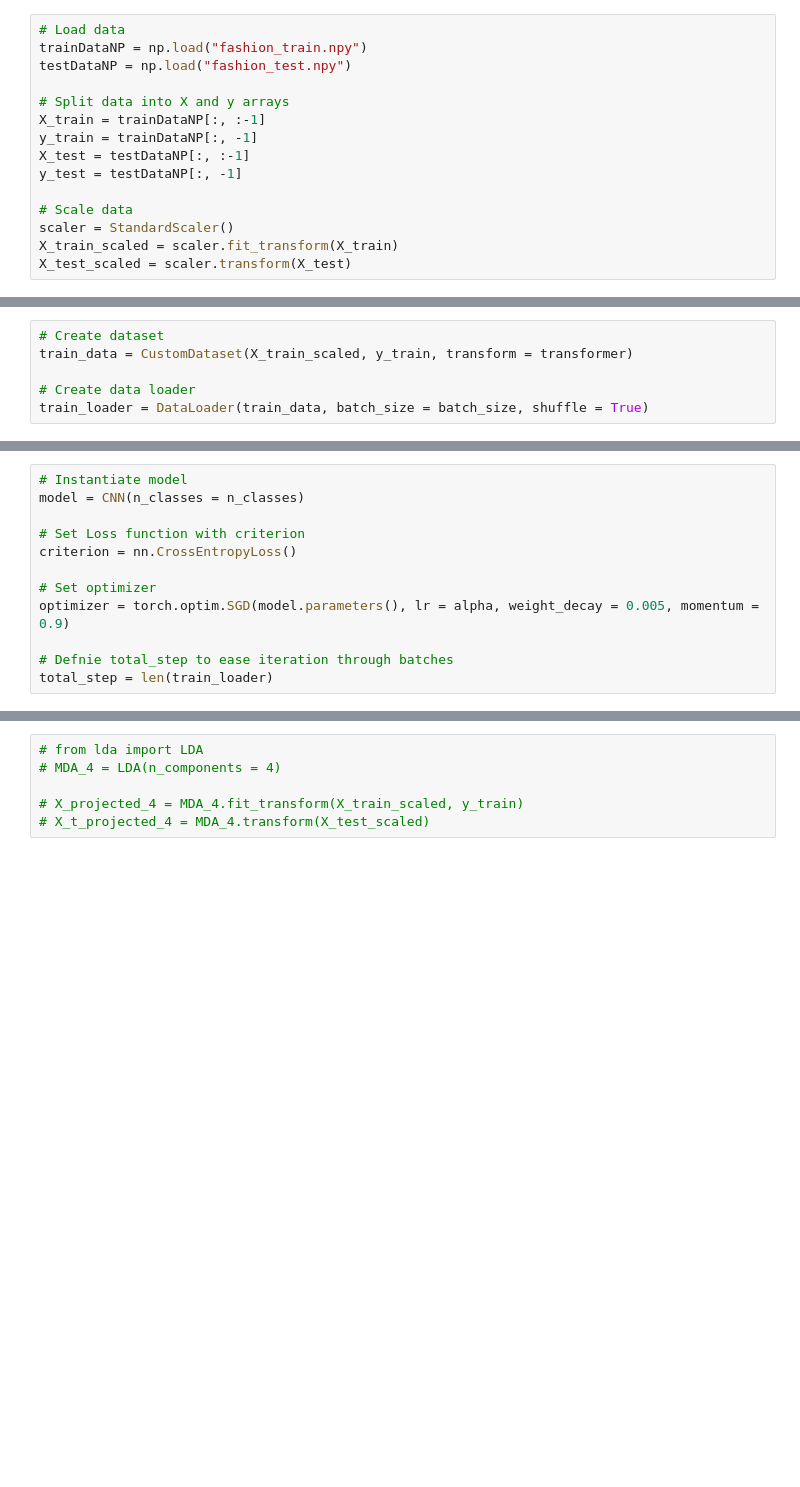
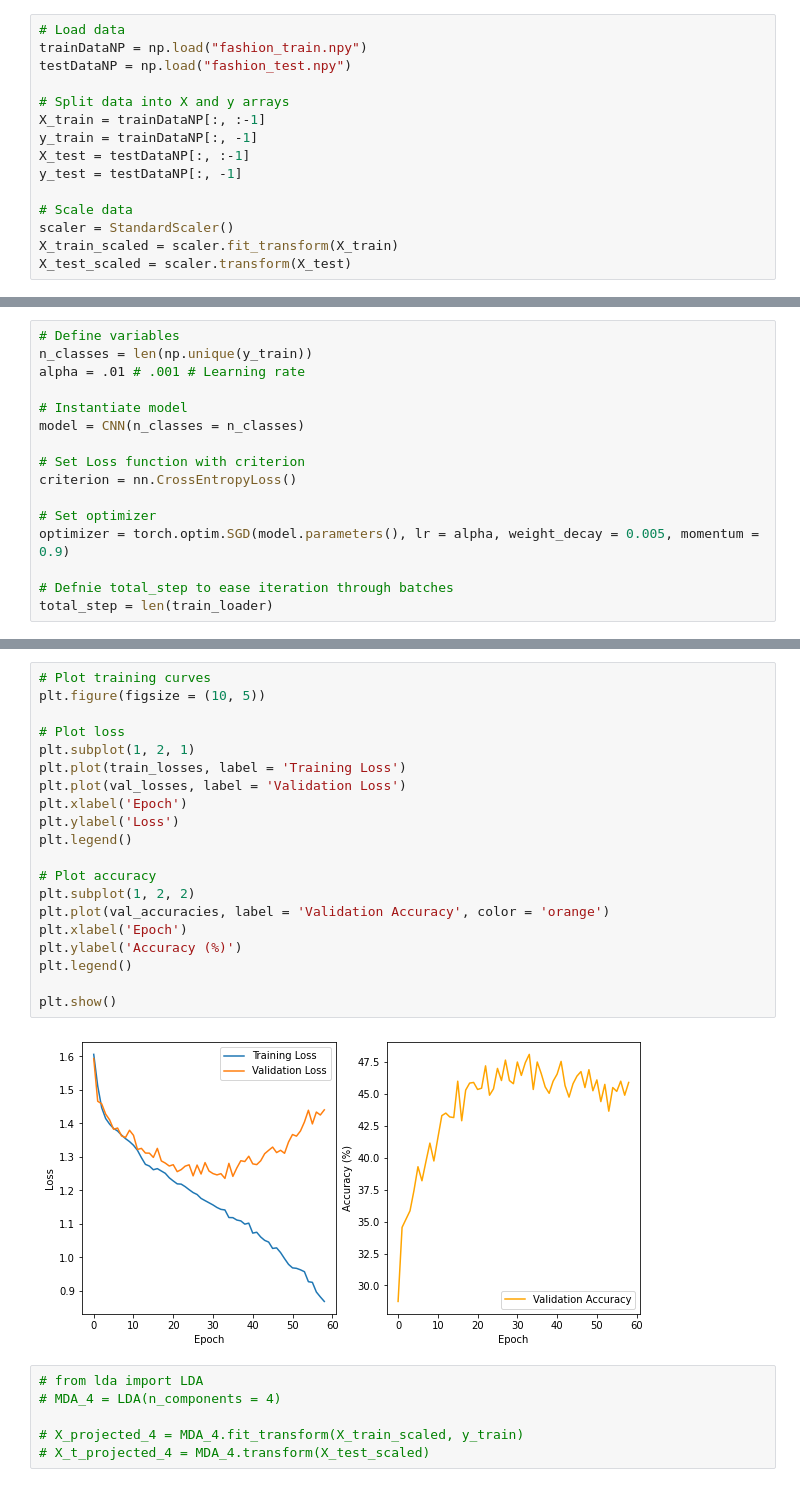
Before and after one commit to ChristianSneffeFleischer/MachineLearningExam, a Jupyter notebook: CNN.ipynb, the cells around one changed output, grey strips where cells are left out. Drawn from its saved outputs; the diff is of its cells as text; blank space fills up the shorter version.

```diff
--- a/CNN.ipynb
+++ b/CNN.ipynb
@@ -83,6 +86,0 @@ transformer = transforms.Compose([transforms.Resize((28, 28)),
-# %%
-# Create dataset
-train_data = CustomDataset(X_train_scaled, y_train, transform = transformer)
-
-# Create data loader
-train_loader = DataLoader(train_data, batch_size = batch_size, shuffle = True)
@@ -153,4 +205,8 @@ class CNN(nn.Module):
 # %%
+# Define variables
+n_classes = len(np.unique(y_train))
+alpha = .01 # .001 # Learning rate
+
 # Instantiate model
 model = CNN(n_classes = n_classes)
 
@@ -215,3 +320,25 @@ Epoch 20 / 20, Loss: 0.551320493221283
+# %%
+# Plot training curves
+plt.figure(figsize = (10, 5))
+
+# Plot loss
+plt.subplot(1, 2, 1)
+plt.plot(train_losses, label = 'Training Loss')
+plt.plot(val_losses, label = 'Validation Loss')
+plt.xlabel('Epoch')
+plt.ylabel('Loss')
+plt.legend()
+
+# Plot accuracy
+plt.subplot(1, 2, 2)
+plt.plot(val_accuracies, label = 'Validation Accuracy', color = 'orange')
+plt.xlabel('Epoch')
+plt.ylabel('Accuracy (%)')
+plt.legend()
+
+plt.show()
+# %% [output]
+[figure, added]
 # %%
 # from lda import LDA
 # MDA_4 = LDA(n_components = 4)
```
Also changed, not shown: parts of 15 cells of this notebook.
